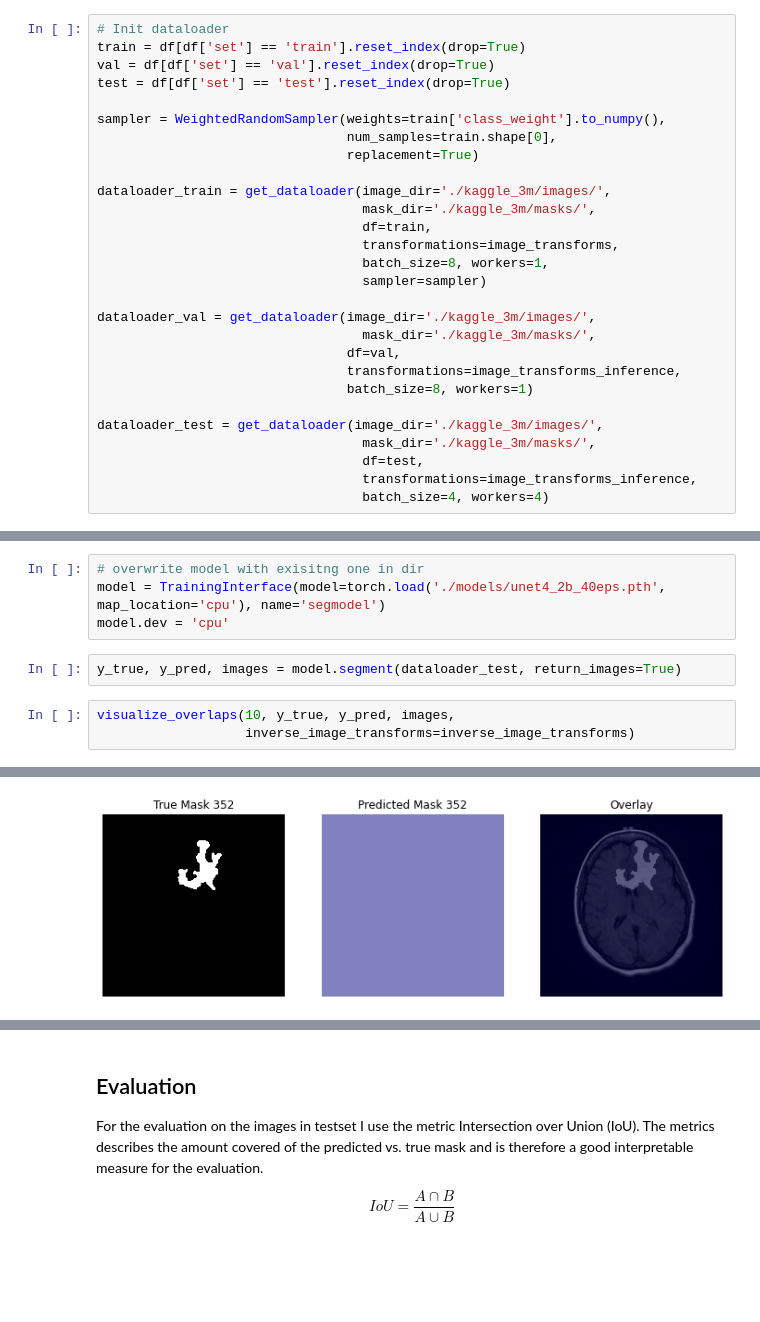
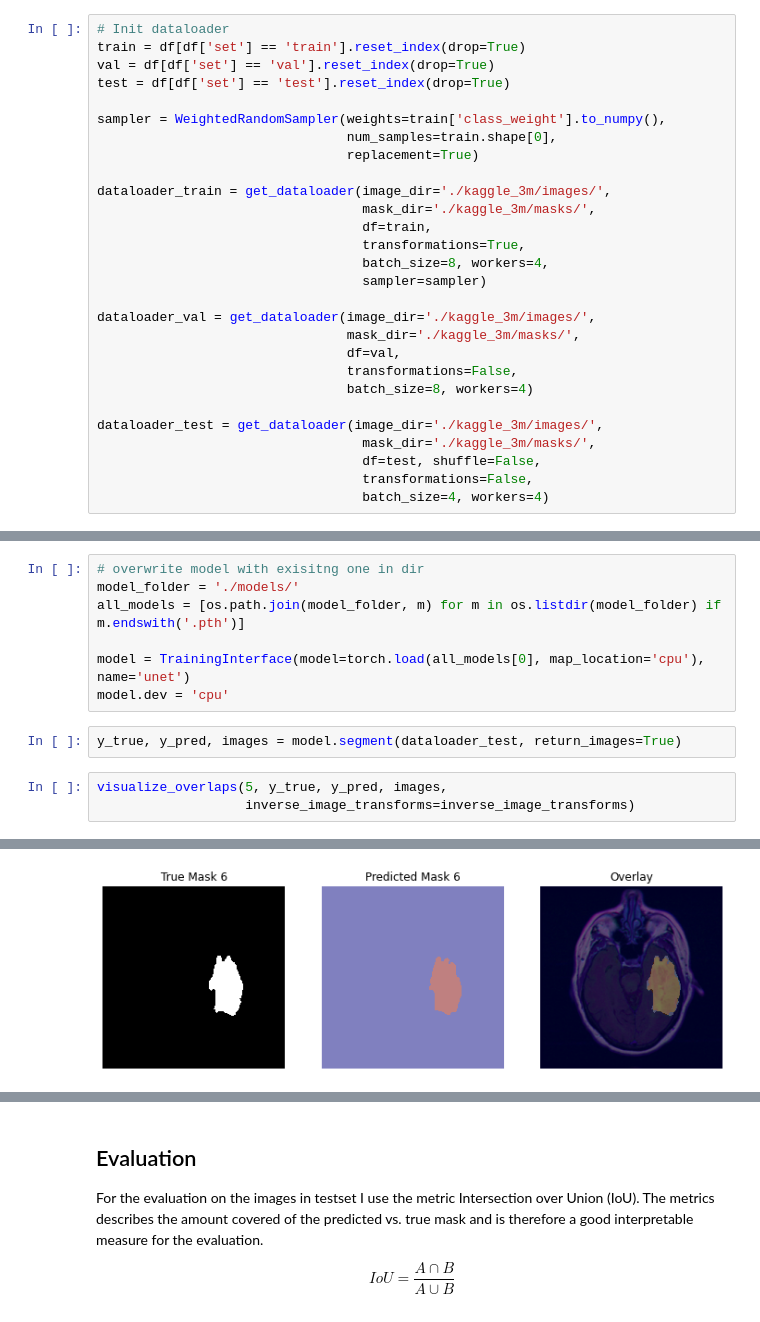
Before and after one commit to simsta1/brain-mri-semantic-segmentation, a Jupyter notebook: image_segment.ipynb, the cells around one changed output, grey strips where cells are left out. Saved outputs shown, nothing was run; the diff lists cells and outputs as text; blank space fills up the shorter version.

```diff
--- a/image_segment.ipynb
+++ b/image_segment.ipynb
@@ -362,18 +367,18 @@ sampler = WeightedRandomSampler(weights=train['class_weight'].to_numpy(),
 dataloader_train = get_dataloader(image_dir='./kaggle_3m/images/',
                                   mask_dir='./kaggle_3m/masks/',
                                   df=train,
-                                  transformations=image_transforms,
-                                  batch_size=8, workers=1,
+                                  transformations=True,
+                                  batch_size=8, workers=4,
                                   sampler=sampler)
 
 dataloader_val = get_dataloader(image_dir='./kaggle_3m/images/',
-                                  mask_dir='./kaggle_3m/masks/',
+                                mask_dir='./kaggle_3m/masks/',
                                 df=val,
-                                transformations=image_transforms_inference,
-                                batch_size=8, workers=1)
+                                transformations=False,
+                                batch_size=8, workers=4)
 
 dataloader_test = get_dataloader(image_dir='./kaggle_3m/images/',
                                   mask_dir='./kaggle_3m/masks/',
-                                  df=test,
-                                  transformations=image_transforms_inference,
+                                  df=test, shuffle=False,
+                                  transformations=False,
                                   batch_size=4, workers=4)
@@ -403,10 +396,13 @@ The training was performed on CSCS platform and on the kaggle platform. All trai
 # %%
 # overwrite model with exisitng one in dir
-model = TrainingInterface(model=torch.load('./models/unet4_2b_40eps.pth', map_location='cpu'), name='segmodel')
+model_folder = './models/'
+all_models = [os.path.join(model_folder, m) for m in os.listdir(model_folder) if m.endswith('.pth')]
+
+model = TrainingInterface(model=torch.load(all_models[0], map_location='cpu'), name='unet')
 model.dev = 'cpu'
 # %%
 y_true, y_pred, images = model.segment(dataloader_test, return_images=True)
 # %%
-visualize_overlaps(10, y_true, y_pred, images,
+visualize_overlaps(5, y_true, y_pred, images,
                    inverse_image_transforms=inverse_image_transforms)
 # %% [output]
@@ -415 +411 @@ visualize_overlaps(10, y_true, y_pred, images,
-[figure, old version]
+[figure, new version]
```
Also changed, not shown: parts of 49 cells of this notebook.
